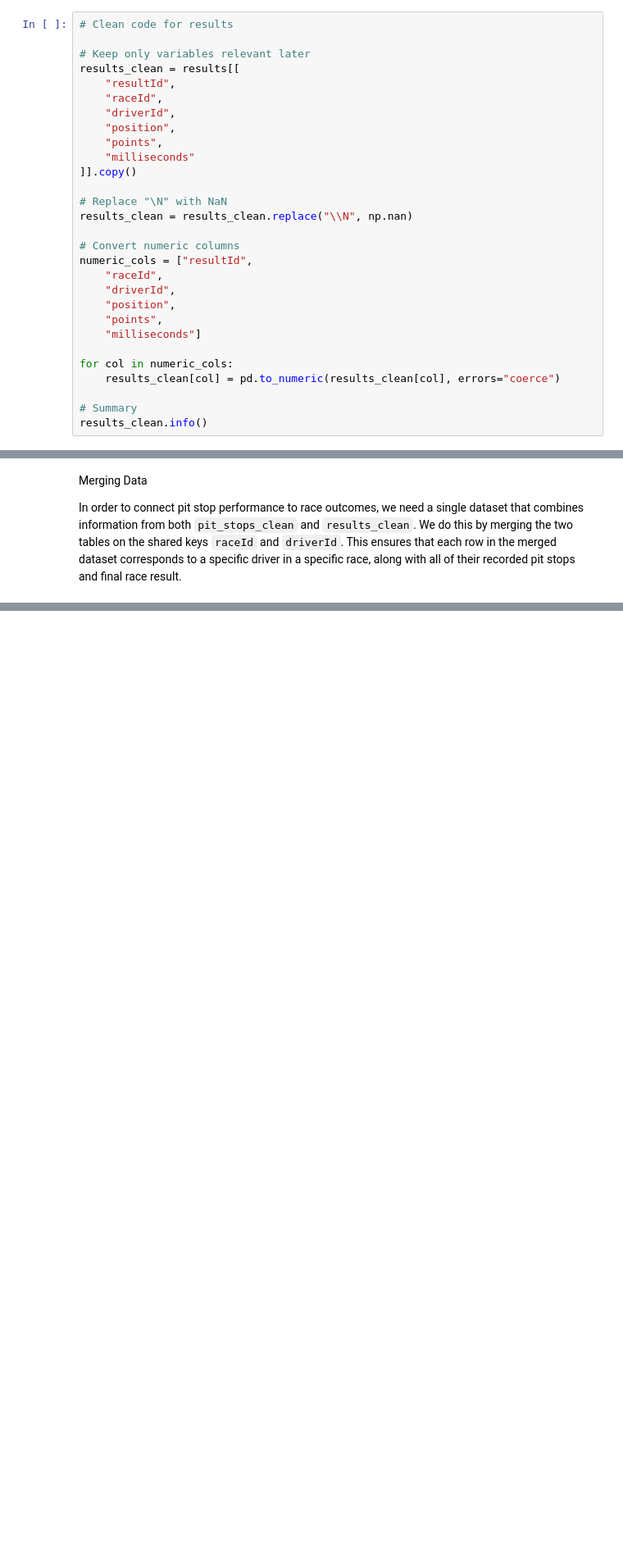
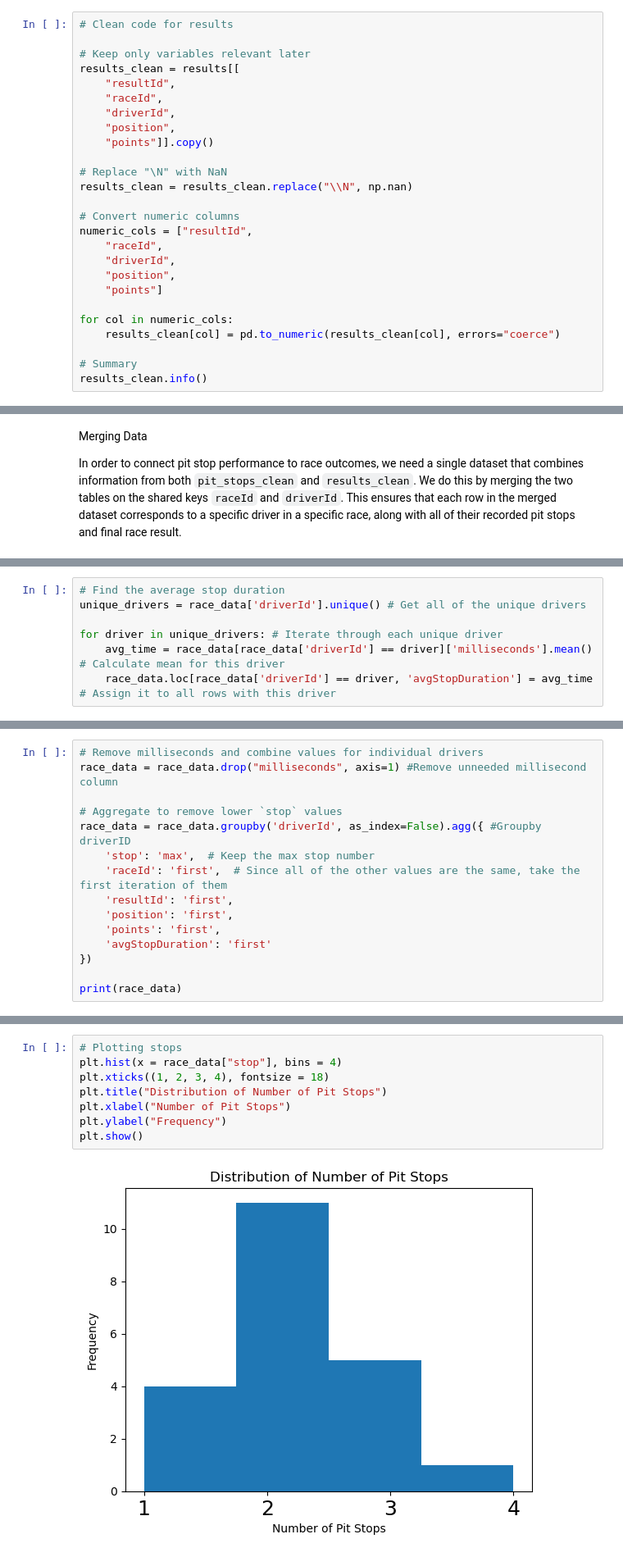
Before and after one commit to a1yssachai/qtm151fall2025, a Jupyter notebook: Final Project/Group Project QTM 151/Final Group Project Draft 1.ipynb, the cells around one changed output, grey strips where cells are left out. Shown at 82% size. Cells and saved outputs as stored; diff of their text form; blank space fills up the shorter version.

Commit message:
final group project

```diff
--- a/Final Project/Group Project QTM 151/Final Group Project Draft 1.ipynb
+++ b/Final Project/Group Project QTM 151/Final Group Project Draft 1.ipynb
@@ -104,9 +100,7 @@ results_clean = results[[
     "raceId",
     "driverId",
     "position",
-    "points",
-    "milliseconds"
-]].copy()
+    "points"]].copy()
 
 # Replace "\N" with NaN
 results_clean = results_clean.replace("\\N", np.nan)
@@ -116,8 +110,7 @@ numeric_cols = ["resultId",
     "raceId",
     "driverId",
     "position",
-    "points",
-    "milliseconds"]
+    "points"]
 
 for col in numeric_cols:
     results_clean[col] = pd.to_numeric(results_clean[col], errors="coerce")
@@ -195,0 +162,7 @@ Things to maybe do:
+# %%
+# Find the average stop duration
+unique_drivers = race_data['driverId'].unique() # Get all of the unique drivers
+
+for driver in unique_drivers: # Iterate through each unique driver
+    avg_time = race_data[race_data['driverId'] == driver]['milliseconds'].mean() # Calculate mean for this driver
+    race_data.loc[race_data['driverId'] == driver, 'avgStopDuration'] = avg_time  # Assign it to all rows with this driver
@@ -195,0 +195,15 @@ Things to maybe do:
+# %%
+# Remove milliseconds and combine values for individual drivers
+race_data = race_data.drop("milliseconds", axis=1) #Remove unneeded millisecond column
+
+# Aggregate to remove lower `stop` values
+race_data = race_data.groupby('driverId', as_index=False).agg({ #Groupby driverID
+    'stop': 'max',  # Keep the max stop number
+    'raceId': 'first',  # Since all of the other values are the same, take the first iteration of them
+    'resultId': 'first',
+    'position': 'first',
+    'points': 'first',
+    'avgStopDuration': 'first'
+})
+
+print(race_data)
@@ -195,0 +244,10 @@ Things to maybe do:
+# %%
+# Plotting stops
+plt.hist(x = race_data["stop"], bins = 4)
+plt.xticks((1, 2, 3, 4), fontsize = 18)
+plt.title("Distribution of Number of Pit Stops")
+plt.xlabel("Number of Pit Stops")
+plt.ylabel("Frequency")
+plt.show()
+# %% [output]
+[figure, added]
```
Also changed, not shown: parts of 32 cells of this notebook, 1 other file.
